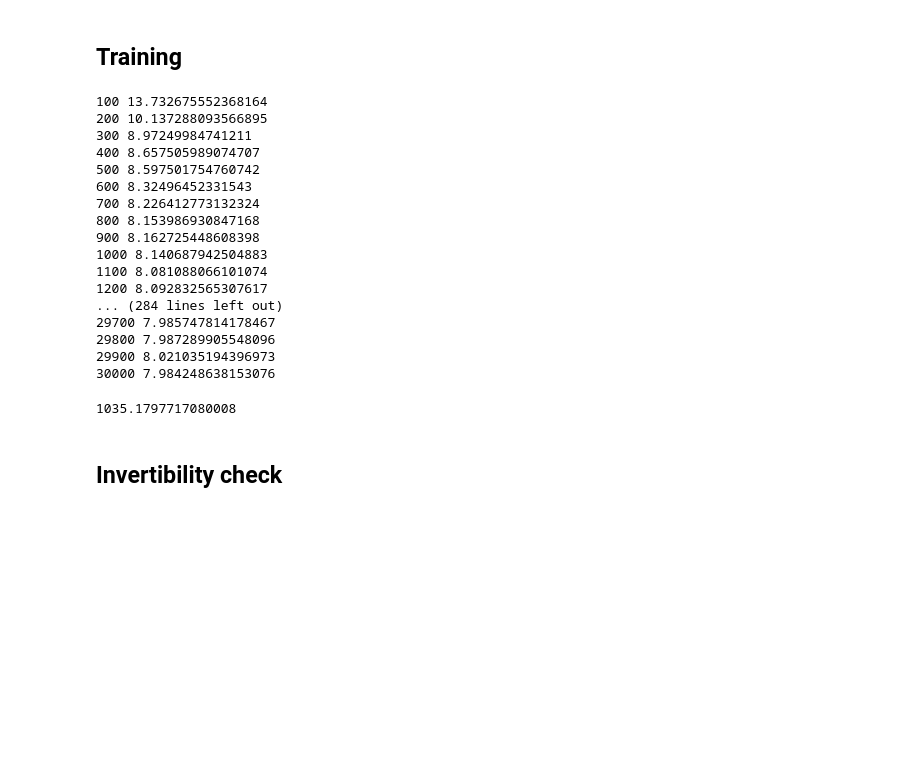
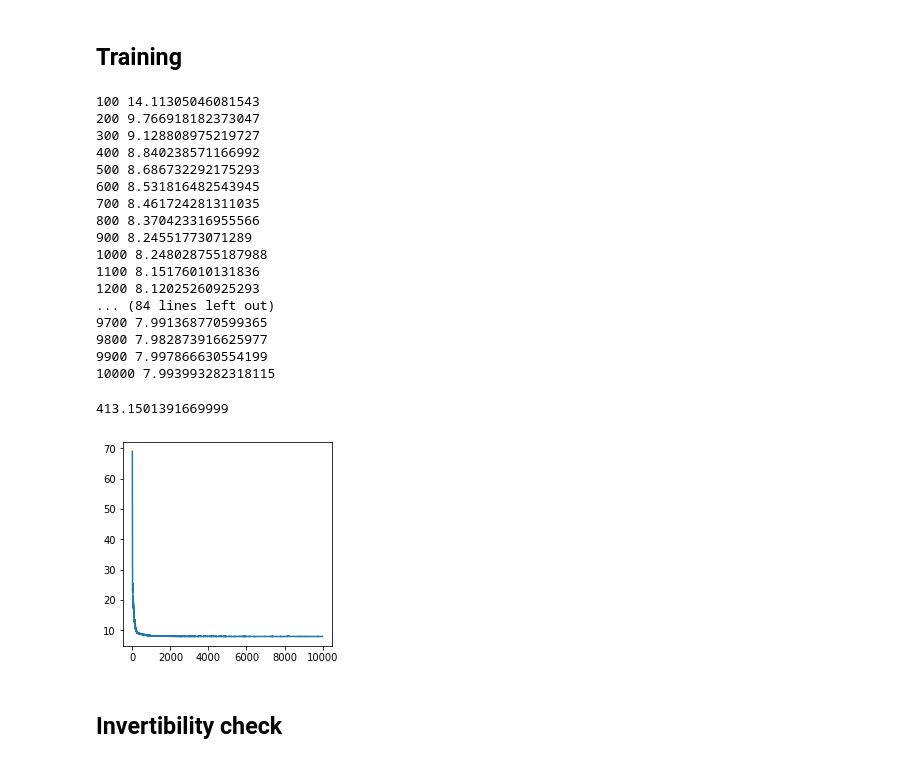
Before and after one commit to zhihanyang2022/normalizing-flows-pytorch, a Jupyter notebook: 2d.ipynb, the cells around one changed output. Saved outputs shown, nothing was run; the diff lists cells and outputs as text; code cells hidden in the pictures; blank space fills up the shorter version.

```diff
--- a/2d.ipynb
+++ b/2d.ipynb
@@ -171,10 +171,13 @@ opt = optim.Adam(flow.parameters(), lr=2e-3)
 
 start = time.perf_counter()
 
-for i in range(1, 30001):
+samples_kls = []
 
-    _, samples_from_q_K, log_probs = flow.sample_and_return_log_prob(n=1000)
+for i in range(1, 10001):
+
+    samples_from_q_K, log_probs = flow.sample_and_return_log_prob(n=1000)
     sample_kl = (log_probs + U(samples_from_q_K)).mean()  # monte-carlo estimate of the kl-divergence
+    samples_kls.append(float(sample_kl))
 
     opt.zero_grad()
     sample_kl.backward(retain_graph=True)  # I honestly don't understand why retain_graph=True is needed ...
@@ -190,24 +193,30 @@ for i in range(1, 30001):
 end = time.perf_counter()
 end - start
 # %% [output]
-100 13.732675552368164
-200 10.137288093566895
-300 8.97249984741211
-400 8.657505989074707
-500 8.597501754760742
-600 8.32496452331543
-700 8.226412773132324
-800 8.153986930847168
-900 8.162725448608398
-1000 8.140687942504883
-1100 8.081088066101074
-1200 8.092832565307617
-... (284 lines left out)
-29700 7.985747814178467
-29800 7.987289905548096
-29900 8.021035194396973
-30000 7.984248638153076
+100 14.11305046081543
+200 9.766918182373047
+300 9.128808975219727
+400 8.840238571166992
+500 8.686732292175293
+600 8.531816482543945
+700 8.461724281311035
+800 8.370423316955566
+900 8.24551773071289
+1000 8.248028755187988
+1100 8.15176010131836
+1200 8.12025260925293
+... (84 lines left out)
+9700 7.991368770599365
+9800 7.982873916625977
+9900 7.997866630554199
+10000 7.993993282318115
-1035.1797717080008
+413.1501391669999
+# %%
+fig = plt.figure(figsize=(3.75, 3.75))
+plt.plot(samples_kls)
+plt.savefig(f"imgs/{potential}_kl_over_time.png", dpi=300, bbox_inches='tight')
+# %% [output]
+[figure, added]
 # %% [markdown]
 ## Invertibility check
 # %%
```
Also changed, not shown: parts of 5 cells of this notebook, 11 other files.
